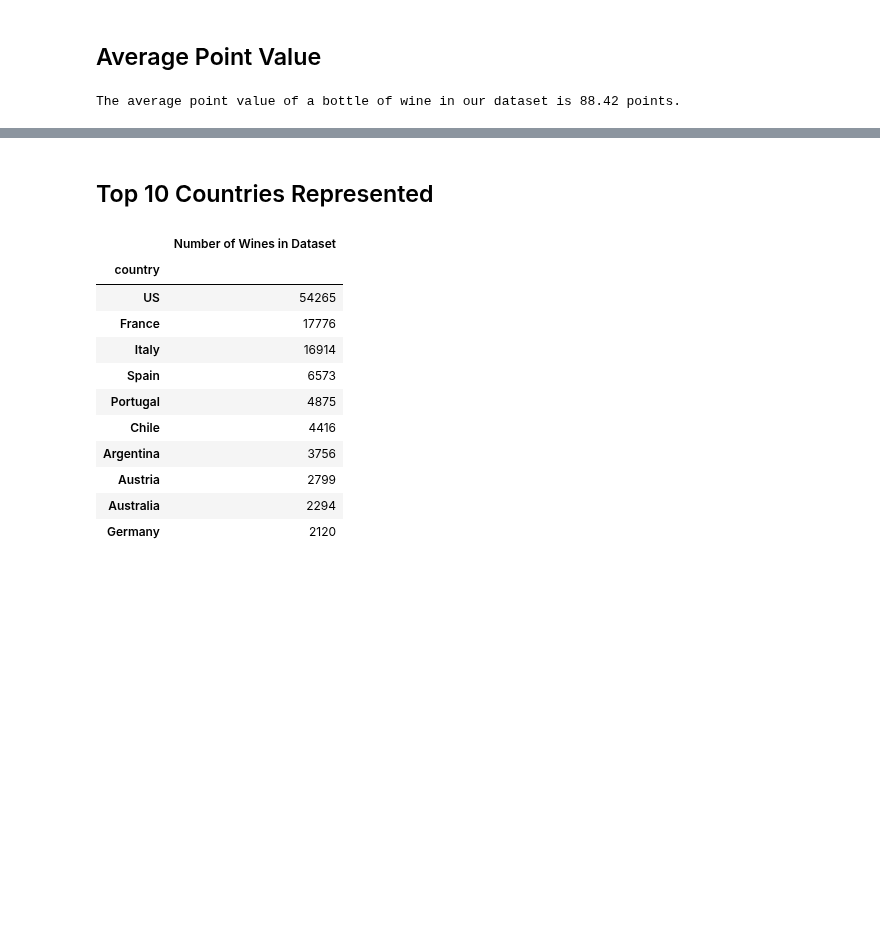
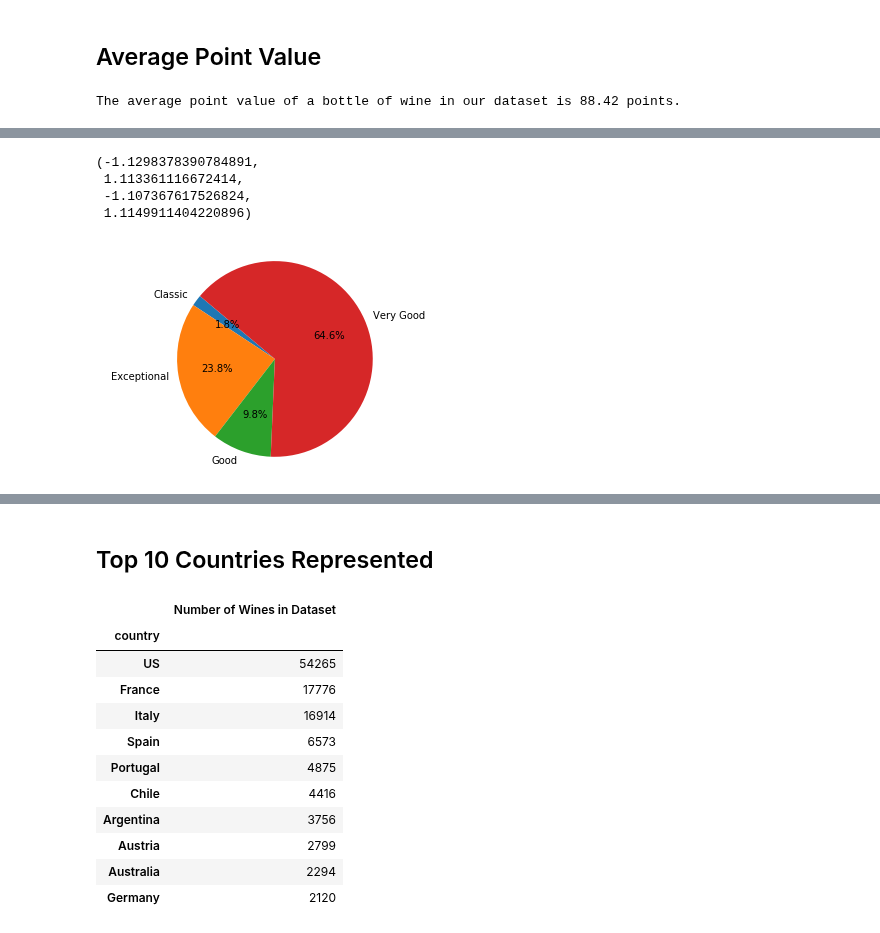
Before and after one commit to madengr00/PourTaste, a Jupyter notebook: Basic DataSet Information.ipynb, the cells around one changed output, grey strips where cells are left out. Cells and saved outputs as stored; diff of their text form; code cells hidden in the pictures; blank space fills up the shorter version.

```diff
--- a/Basic DataSet Information.ipynb
+++ b/Basic DataSet Information.ipynb
@@ -45,0 +65,21 @@ The average point value of a bottle of wine in our dataset is 88.42 points.
+# %%
+#Analyzing wine score
+point_df = wine_df[["Unnamed: 0", "points"]]
+rating = []
+for row in point_df["points"]:
+    if row >=95:
+        rating.append("Classic")
+    elif row > 90 :
+        rating.append("Exceptional")
+    elif row >= 85 :
+        rating.append("Very Good")
+    elif row >= 80 :
+        rating.append("Good")
+    else:
+        rating.append("Flawed wine, don't waste your time")
+
+
+
+point_df["rating"] = rating
+
+point_df.head()
@@ -45,0 +97,13 @@ The average point value of a bottle of wine in our dataset is 88.42 points.
+# %%
+#Plotting ratings on a pie chart
+rating_pie=point_df.groupby(["rating"]).points.count()
+labels=("Classic", "Exceptional", "Good", "Very Good")
+
+plt.pie(rating_pie, labels=labels, autopct ="%1.1f%%", startangle=140)
+plt.axis("equal")
+# %% [output]
+(-1.1298378390784891,
+ 1.113361116672414,
+ -1.107367617526824,
+ 1.1149911404220896)
+[figure, added]
```
Also changed, not shown: parts of 8 cells of this notebook.
